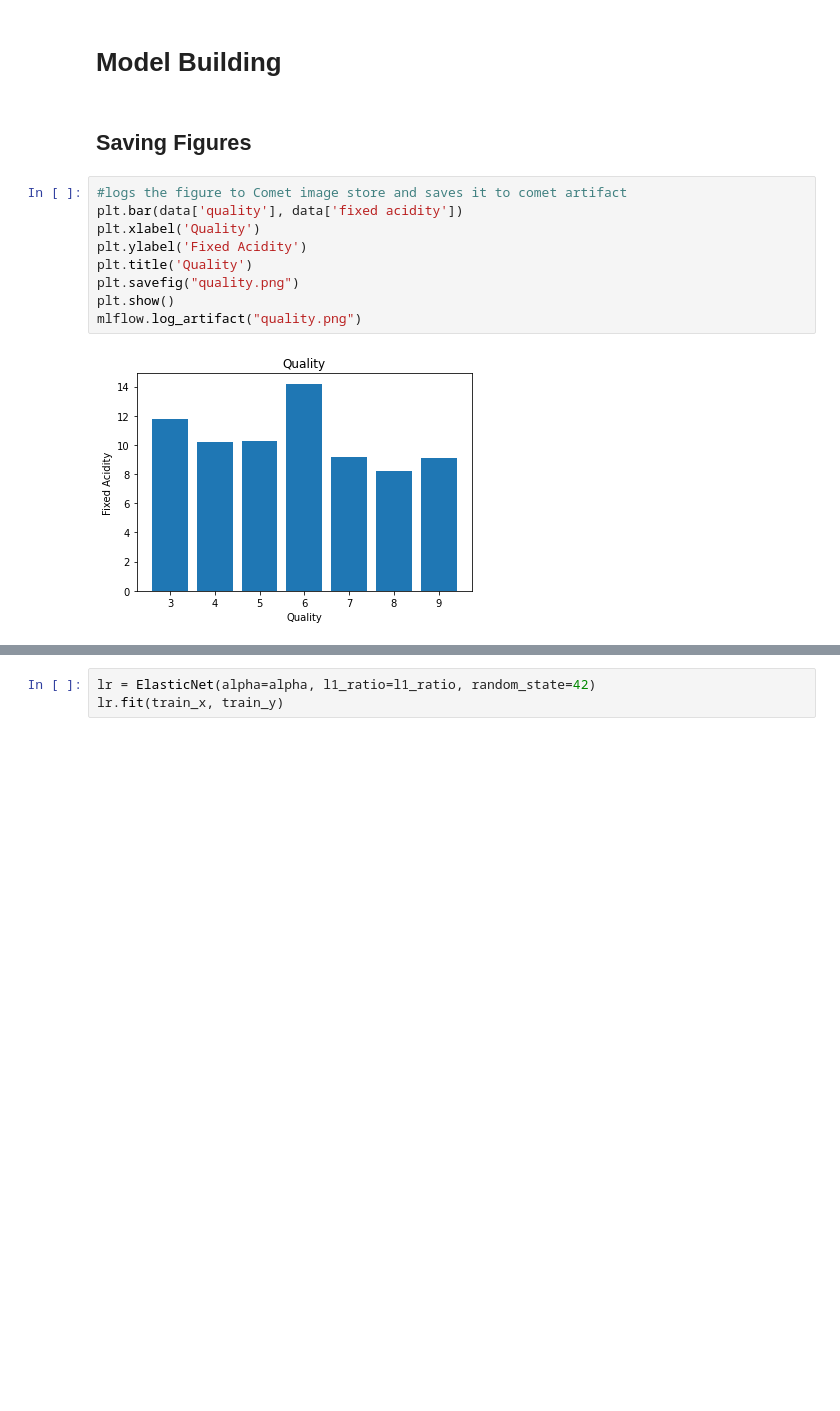
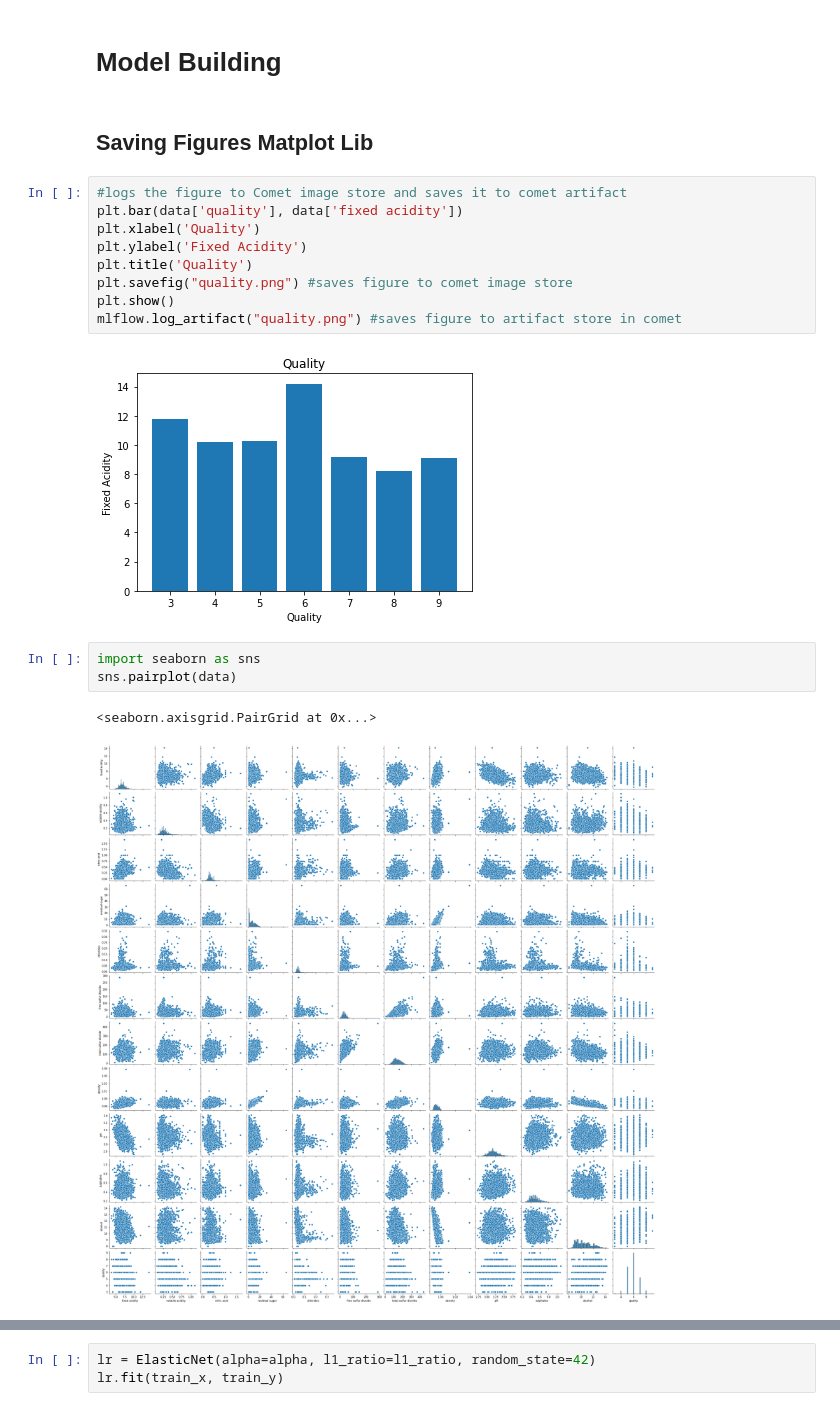
Before and after one commit to mattblasa/Enhancing-ML-Flow-with-Comet, a Jupyter notebook: test.ipynb, the cells around one changed output, grey strips where cells are left out. Saved outputs shown, nothing was run; the diff lists cells and outputs as text; blank space fills up the shorter version.

```diff
--- a/test.ipynb
+++ b/test.ipynb
@@ -137,15 +139,21 @@ Second Run is logging the metrics.
 # %% [markdown]
 # Model Building
 # %% [markdown]
-## Saving Figures
+## Saving Figures Matplot Lib
 # %%
 #logs the figure to Comet image store and saves it to comet artifact
 plt.bar(data['quality'], data['fixed acidity'])
 plt.xlabel('Quality')
 plt.ylabel('Fixed Acidity')
 plt.title('Quality')
-plt.savefig("quality.png")
+plt.savefig("quality.png") #saves figure to comet image store
 plt.show()
-mlflow.log_artifact("quality.png")
+mlflow.log_artifact("quality.png") #saves figure to artifact store in comet
 # %% [output]
 [figure]
+# %%
+import seaborn as sns
+sns.pairplot(data)
+# %% [output]
+<seaborn.axisgrid.PairGrid at 0x...>
+[figure, added]
```
Also changed, not shown: parts of 5 cells of this notebook, 33 other files.
